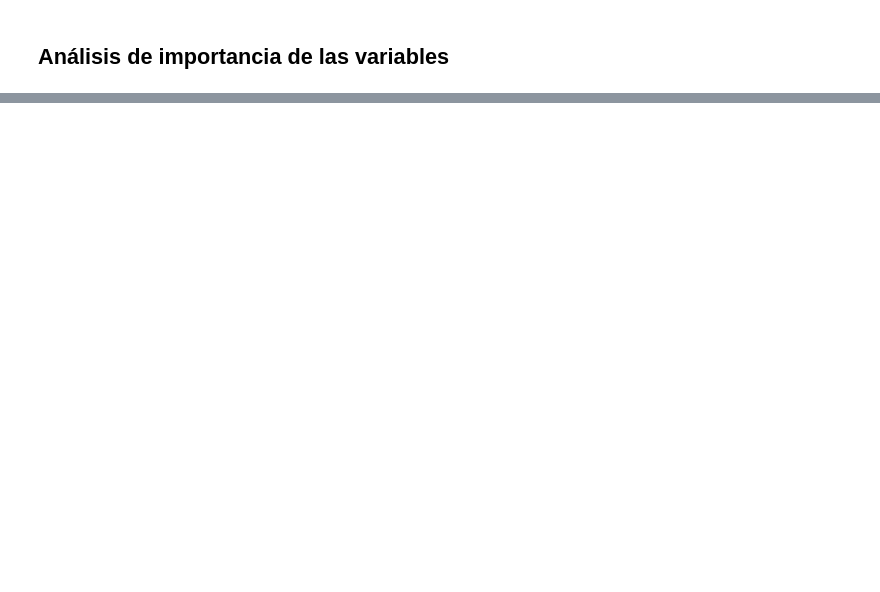
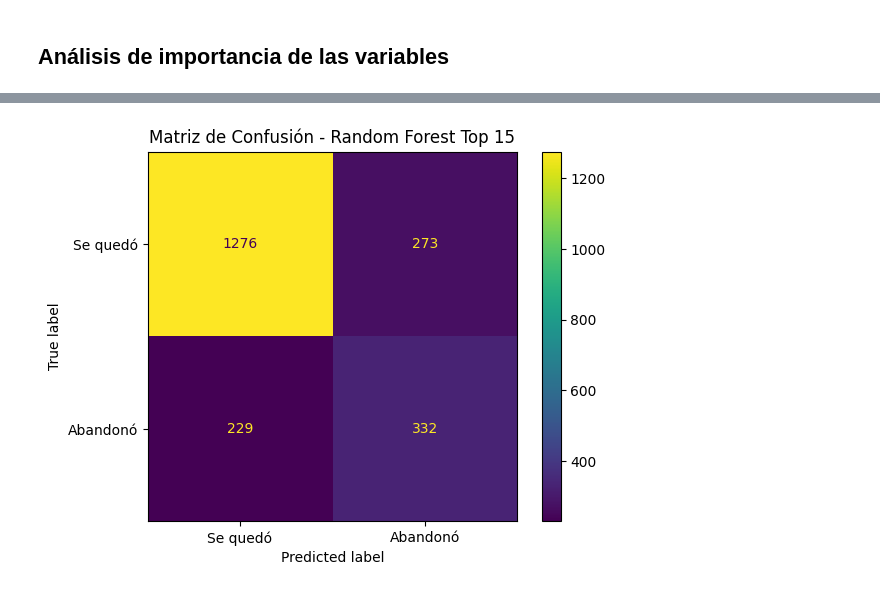
Before and after one commit to SilvanaCicchitti/TelecomX-parte2, a Jupyter notebook: TelecomX_version2.ipynb, the cells around one changed output, grey strips where cells are left out. Saved outputs shown, nothing was run; the diff lists cells and outputs as text; code cells hidden in the pictures; blank space fills up the shorter version.

```diff
--- a/TelecomX_version2.ipynb
+++ b/TelecomX_version2.ipynb
@@ -532,0 +629,15 @@ Passing `palette` without assigning `hue` is deprecated and will be removed in v
+# %%
+# Instanciar y entrenar
+rf = RandomForestClassifier(random_state=42)
+rf.fit(X_train_balanced, y_train_balanced)
+
+# Predicciones
+y_pred_rf = rf.predict(X_test_scaled)
+y_prob_rf = rf.predict_proba(X_test_scaled)[:, 1]
+
+# Evaluación
+print("Random Forest")
+print("Exactitud:", accuracy_score(y_test, y_pred_rf))
+print("ROC AUC:", roc_auc_score(y_test, y_prob_rf))
+print("Matriz de Confusión:\n", confusion_matrix(y_test, y_pred_rf))
+print(classification_report(y_test, y_pred_rf))
@@ -532,0 +659,9 @@ Passing `palette` without assigning `hue` is deprecated and will be removed in v
+# %%
+#graficar matriz de confusion
+matriz_confusion = confusion_matrix(y_test, y_pred_rf)
+visualizacion_matriz = ConfusionMatrixDisplay(confusion_matrix=matriz_confusion, display_labels=['Se quedó', 'Abandonó'])
+visualizacion_matriz.plot()
+plt.title('Matriz de Confusión - Random Forest Top 15')
+plt.show()
+# %% [output]
+[figure, added]
```
Also changed, not shown: parts of 24 cells of this notebook.
